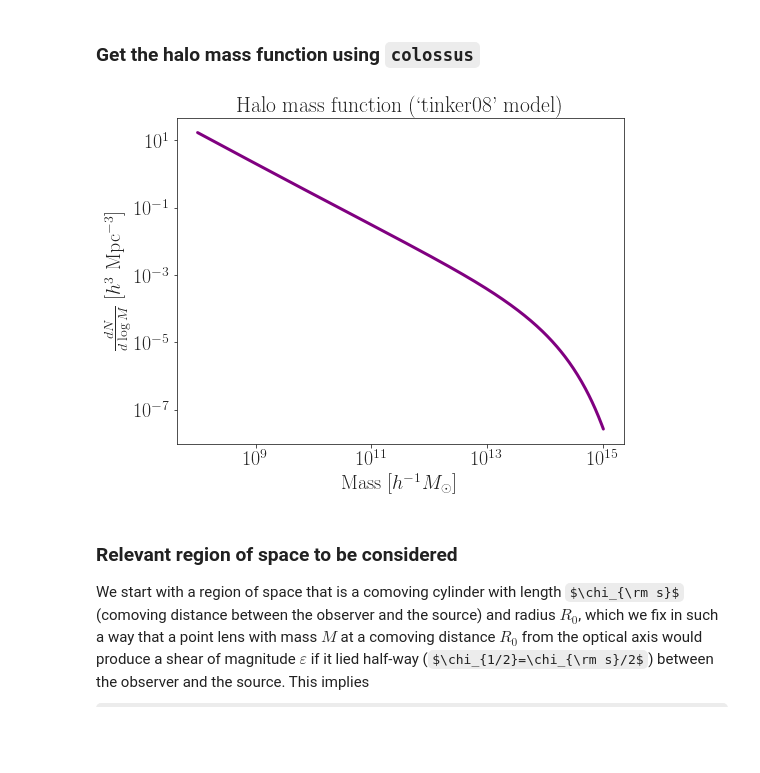
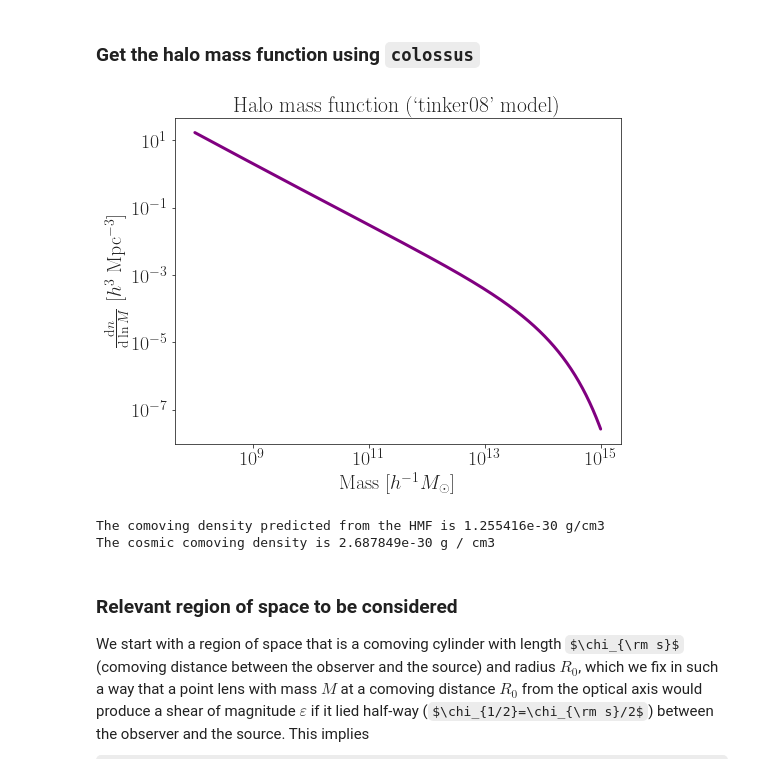
Before and after one commit to nataliehogg/los_proof_of_concept, a Jupyter notebook: distributed_haloes_generation.ipynb, the cells around one changed output. Saved outputs shown, nothing was run; the diff lists cells and outputs as text; code cells hidden in the pictures; some formulas as TeX source; blank space fills up the shorter version.

```diff
--- a/distributed_haloes_generation.ipynb
+++ b/distributed_haloes_generation.ipynb
@@ -202,7 +205,7 @@ lower_mass_limit = 8
 upper_mass_limit = 15
 
 # define the mass range
-mass_range = np.logspace(lower_mass_limit, upper_mass_limit, num=500) # [MSun/h]
+mass_range = np.logspace(lower_mass_limit, upper_mass_limit, num=1000) # [MSun/h]
 
 # define the mass, 200 times the critical density of the Universe
 # this choice is consistent with lenstronomy internal definitions -- see lens_cosmo.py)
@@ -211,21 +214,31 @@ mdef = '200c'
 hmf_model = 'tinker08' # model for the HMF
 
 # get the HMF
-dNdlogM = mass_function.massFunction(mass_range, z_hmf, q_in='M', q_out='dndlnM', mdef=mdef, model=hmf_model)
+dndlnM = mass_function.massFunction(mass_range, z_hmf, q_in='M', q_out='dndlnM', mdef=mdef, model=hmf_model)
 # %%
 # plot the HMF
 plt.figure(figsize = (8,6))
 plt.title(r"Halo mass function (`{}' model)".format(hmf_model))
-plt.plot(mass_range, dNdlogM, lw = 3, color = 'purple')
+plt.plot(mass_range, dndlnM, lw = 3, color = 'purple')
 plt.xscale('log')
 plt.yscale('log')
 plt.xticks(fontsize = 20)
 plt.yticks(fontsize = 20)
 plt.xlabel('Mass [$h^{-1} M_{\odot}$]', fontsize = 20)
-plt.ylabel(r'$\frac{dN}{d\log M}$ [$h^3$ Mpc$^{-3}$]', fontsize = 20)
+plt.ylabel(r'$\frac{\mathrm{d}n}{\mathrm{d}\ln M}$ [$h^3$ Mpc$^{-3}$]', fontsize = 20)
 plt.show()
 # %% [output]
-[figure, old version]
+[figure, new version]
+# %%
+# check: does the mass function matches the cosmic mean density?
+rho_hmf = trapezoid(dndlnM*cosmo.h**3, mass_range/cosmo.h) # [M_sun/Mpc^3]
+rho_hmf *= (solar_mass * 1e3) / (1e2 * Mpc)**3 # [g/cm3]
+rho_m = cosmo.Om0 * cosmo.critical_density(0) # [g/cm3]
+print("The comoving density predicted from the HMF is {:e} g/cm3".format(rho_hmf))
+print("The cosmic comoving density is {:e}".format(rho_m))
+# %% [output]
+The comoving density predicted from the HMF is 1.255416e-30 g/cm3
+The cosmic comoving density is 2.687849e-30 g / cm3
 # %% [markdown]
 ### Relevant region of space to be considered
 
```
Also changed, not shown: parts of 66 cells of this notebook, 1 other file.
